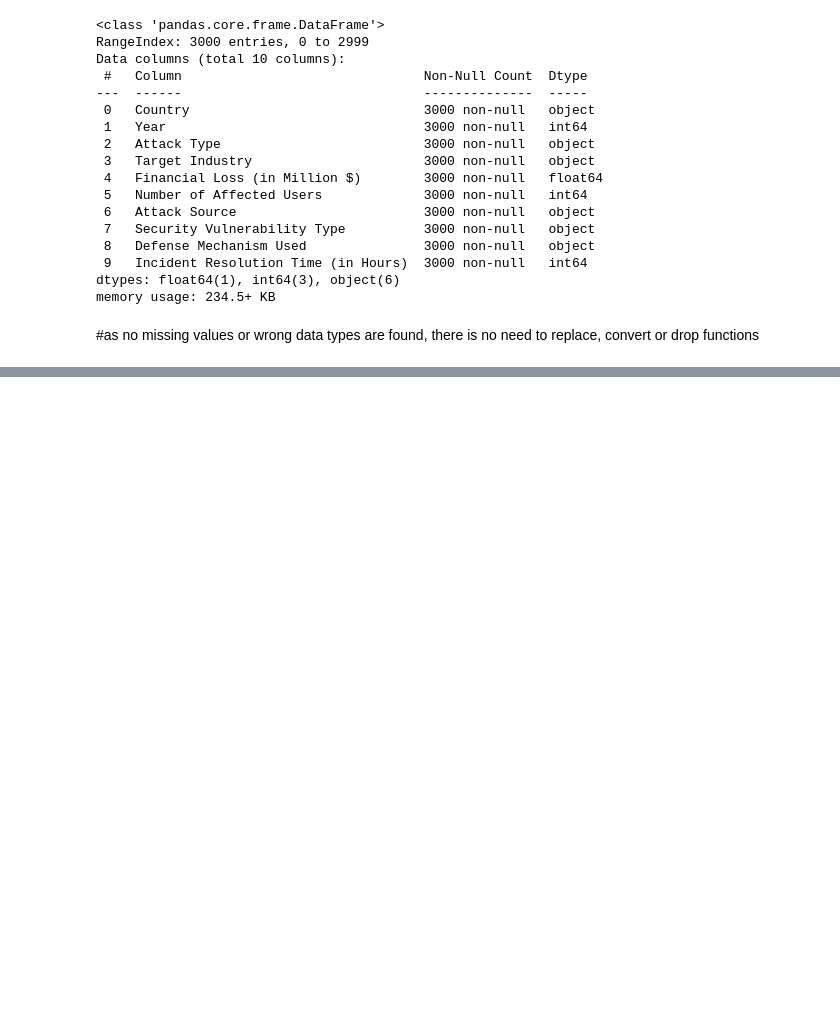
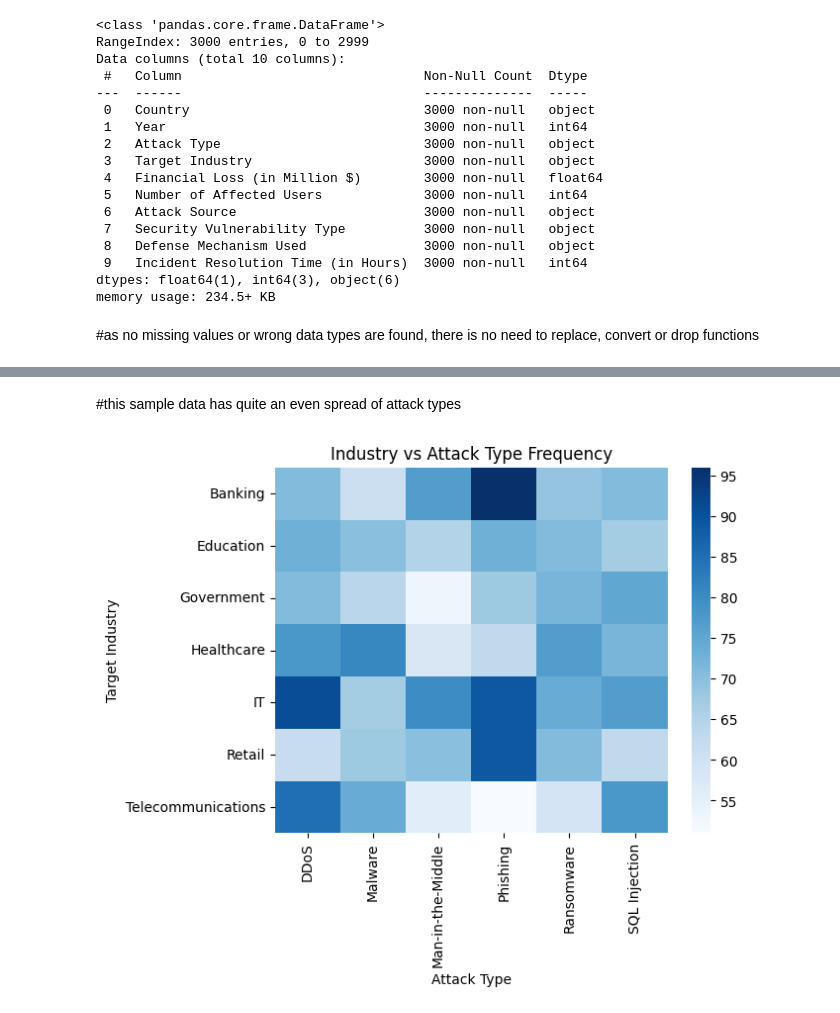
Before and after one commit to LixPix/Global-Cybersecurity-Threats-and-Trends, a Jupyter notebook: jupyter_notebooks/global_cyberthreats_ETL.ipynb, the cells around one changed output, grey strips where cells are left out. Cells and saved outputs as stored; diff of their text form; code cells hidden in the pictures; blank space fills up the shorter version.

```diff
--- a/jupyter_notebooks/global_cyberthreats_ETL.ipynb
+++ b/jupyter_notebooks/global_cyberthreats_ETL.ipynb
@@ -61,0 +124,10 @@ df.drop_duplicates(inplace=True)
+# %% [markdown]
+#this sample data has quite an even spread of attack types
+# %%
+# heatmap of attack types by industry
+ct = pd.crosstab(df['Target Industry'], df['Attack Type'])
+sns.heatmap(ct, cmap="Blues")
+plt.title("Industry vs Attack Type Frequency")
+plt.show()
+# %% [output]
+[figure, added]
```
Also changed, not shown: parts of 15 cells of this notebook.
